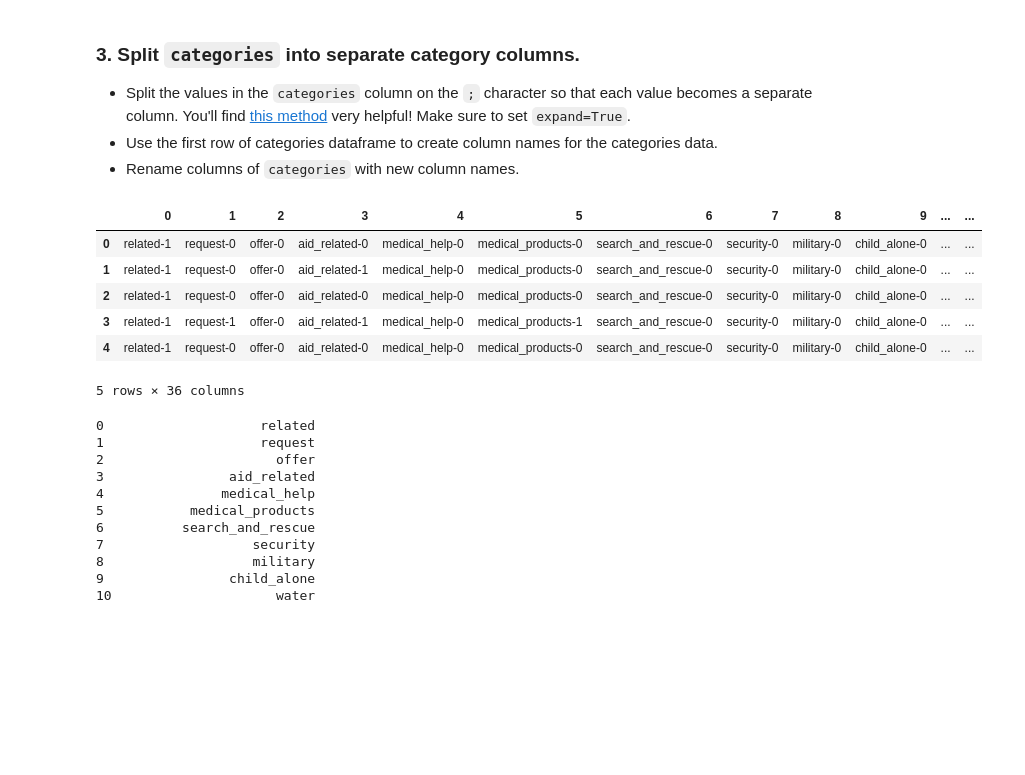
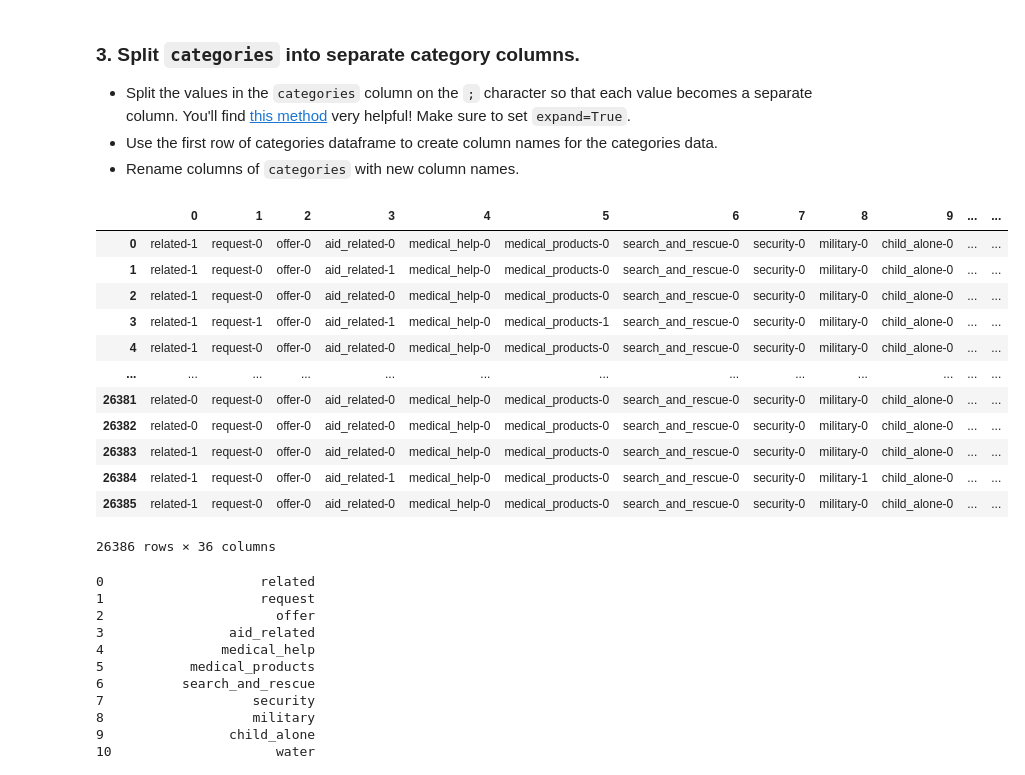
Before and after one commit to Shihabaln/flask_disaster_response, a Jupyter notebook: data/ETL Pipeline Preparation.ipynb, the cells around one changed output. Cells and saved outputs as stored; diff of their text form; code cells hidden in the pictures; blank space fills up the shorter version.

```diff
--- a/data/ETL Pipeline Preparation.ipynb
+++ b/data/ETL Pipeline Preparation.ipynb
@@ -11,7 +11,7 @@ import pandas as pd
 import nltk
 # %%
 # load messages dataset
-messages = pd.read_csv('data/messages.csv')
+messages = pd.read_csv('messages.csv')
 messages.head()
 # %% [output]
 |  | id | message | original | genre |
@@ -22,7 +22,7 @@ messages.head()
 | 4 | 12 | says: west side of Haiti, rest of... | facade ouest d Haiti et le reste ... | direct |
 # %%
 # load categories dataset
-categories = pd.read_csv('data/categories.csv')
+categories = pd.read_csv('categories.csv')
 categories.head()
 # %% [output]
 |  | id | categories |
@@ -54,15 +54,21 @@ df.head()
 # %%
 # create a dataframe of the 36 individual category columns
 categories = df['categories'].str.split(';',expand = True)
-categories.head()
+categories
 # %% [output]
 |  | 0 | 1 | 2 | 3 | 4 | 5 | 6 | 7 | 8 | 9 | ... | ... |
 | 0 | related-1 | request-0 | offer-0 | aid_related-0 | medical_help-0 | medical_products-0 | search_and_rescue-0 | security-0 | military-0 | child_alone-0 | ... | ... |
 | 1 | related-1 | request-0 | offer-0 | aid_related-1 | medical_help-0 | medical_products-0 | search_and_rescue-0 | security-0 | military-0 | child_alone-0 | ... | ... |
 | 2 | related-1 | request-0 | offer-0 | aid_related-0 | medical_help-0 | medical_products-0 | search_and_rescue-0 | security-0 | military-0 | child_alone-0 | ... | ... |
 | 3 | related-1 | request-1 | offer-0 | aid_related-1 | medical_help-0 | medical_products-1 | search_and_rescue-0 | security-0 | military-0 | child_alone-0 | ... | ... |
 | 4 | related-1 | request-0 | offer-0 | aid_related-0 | medical_help-0 | medical_products-0 | search_and_rescue-0 | security-0 | military-0 | child_alone-0 | ... | ... |
+| ... | ... | ... | ... | ... | ... | ... | ... | ... | ... | ... | ... | ... |
+| 26381 | related-0 | request-0 | offer-0 | aid_related-0 | medical_help-0 | medical_products-0 | search_and_rescue-0 | security-0 | military-0 | child_alone-0 | ... | ... |
+| 26382 | related-0 | request-0 | offer-0 | aid_related-0 | medical_help-0 | medical_products-0 | search_and_rescue-0 | security-0 | military-0 | child_alone-0 | ... | ... |
+| 26383 | related-1 | request-0 | offer-0 | aid_related-0 | medical_help-0 | medical_products-0 | search_and_rescue-0 | security-0 | military-0 | child_alone-0 | ... | ... |
+| 26384 | related-1 | request-0 | offer-0 | aid_related-1 | medical_help-0 | medical_products-0 | search_and_rescue-0 | security-0 | military-1 | child_alone-0 | ... | ... |
+| 26385 | related-1 | request-0 | offer-0 | aid_related-0 | medical_help-0 | medical_products-0 | search_and_rescue-0 | security-0 | military-0 | child_alone-0 | ... | ... |
-5 rows × 36 columns
+26386 rows × 36 columns
 # %%
 # select the first row of the categories dataframe
 row = categories.loc[0]
```
Also changed, not shown: parts of 4 cells of this notebook, 5 other files.
